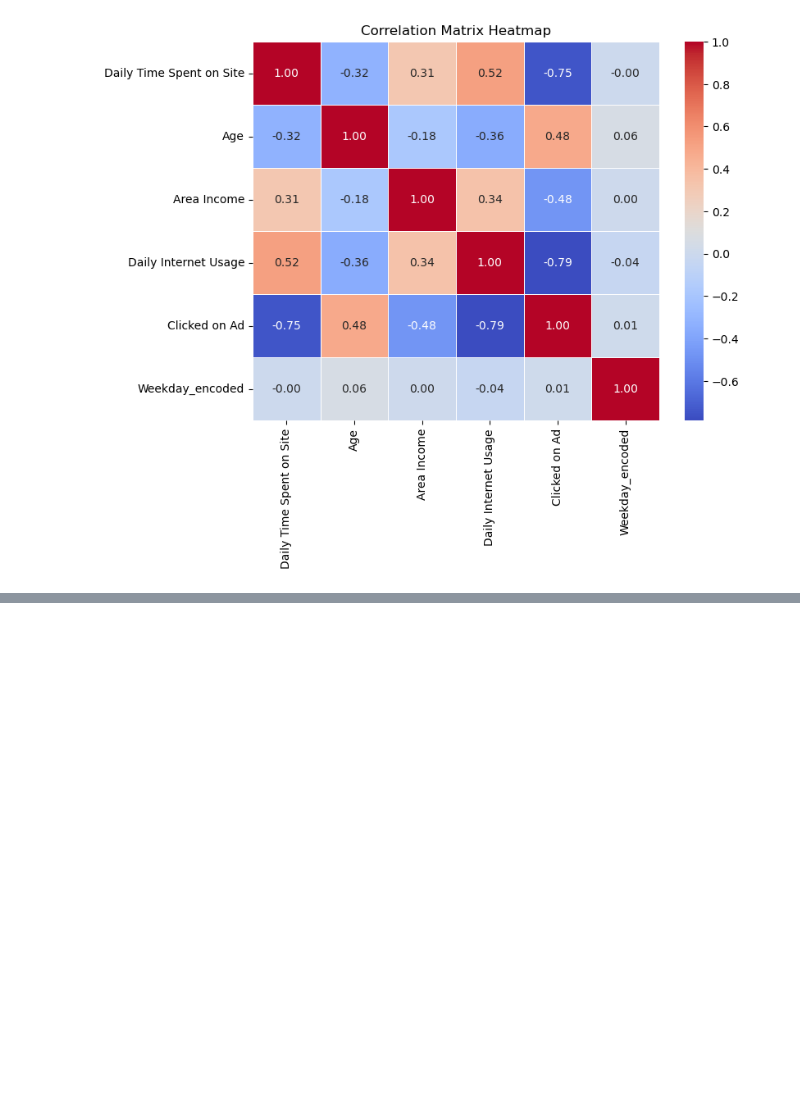
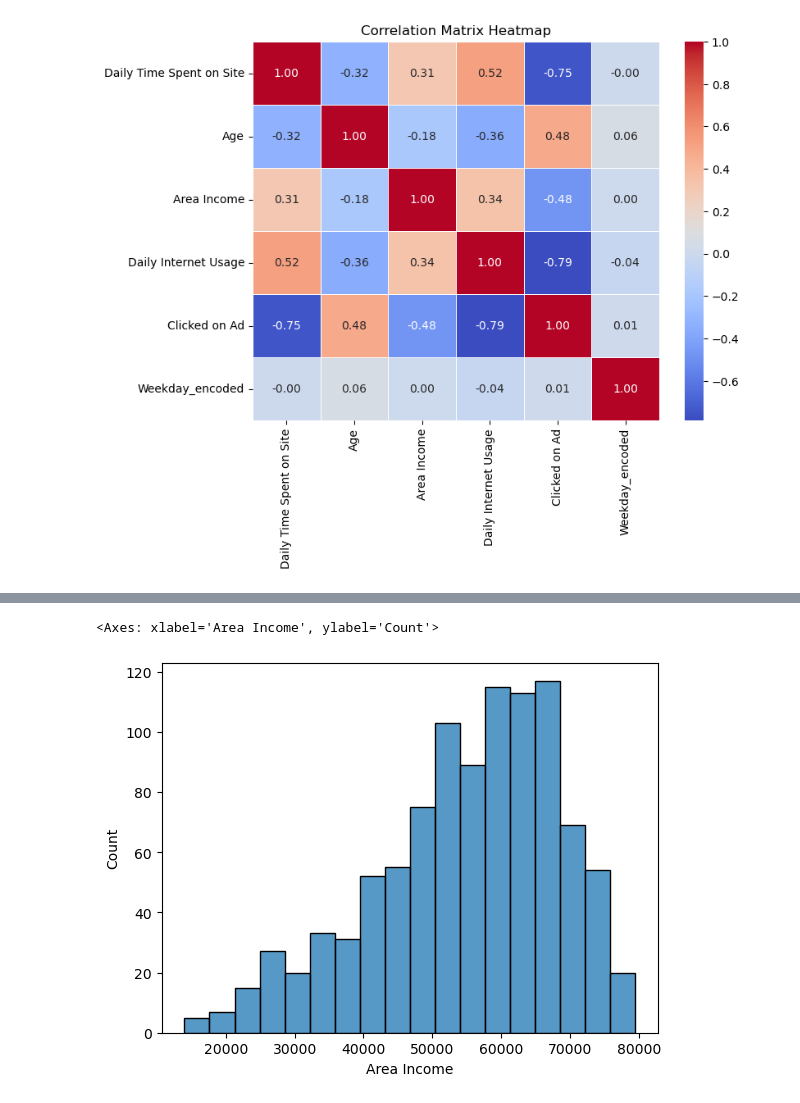
Before and after one commit to namolee/fintech_service, a Jupyter notebook: 06machine_learning/17나이브베이즈_분류분석.ipynb, the cells around one changed output, grey strips where cells are left out. Cells and saved outputs as stored; diff of their text form; code cells hidden in the pictures; blank space fills up the shorter version.

```diff
--- a/06machine_learning/17나이브베이즈_분류분석.ipynb
+++ b/06machine_learning/17나이브베이즈_분류분석.ipynb
@@ -311,0 +306,5 @@ plt.show()
+# %%
+sns.histplot(data['Area Income'])
+# %% [output]
+<Axes: xlabel='Area Income', ylabel='Count'>
+[figure, added]
```
Also changed, not shown: parts of 26 cells of this notebook, 2 other files.
